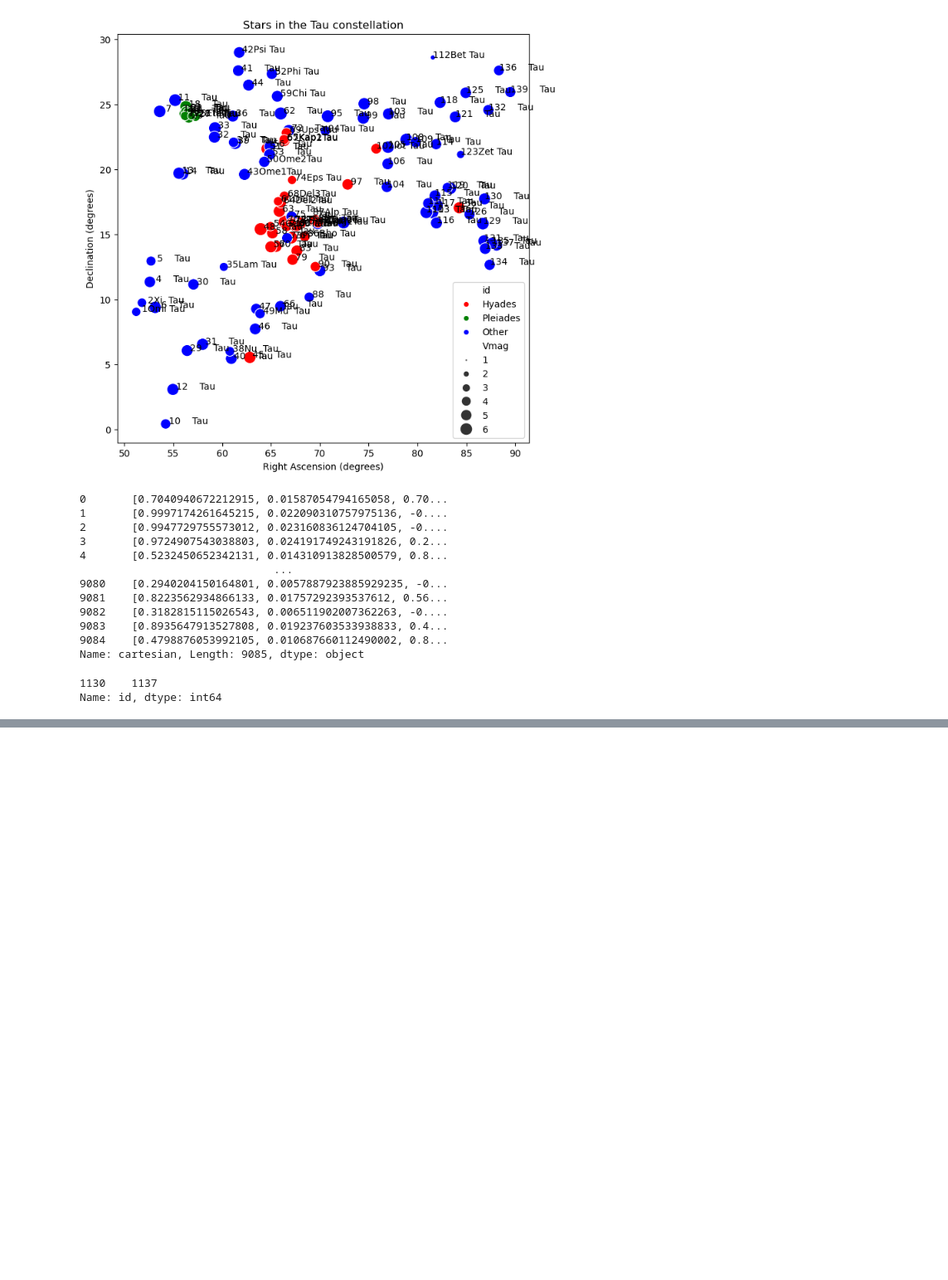
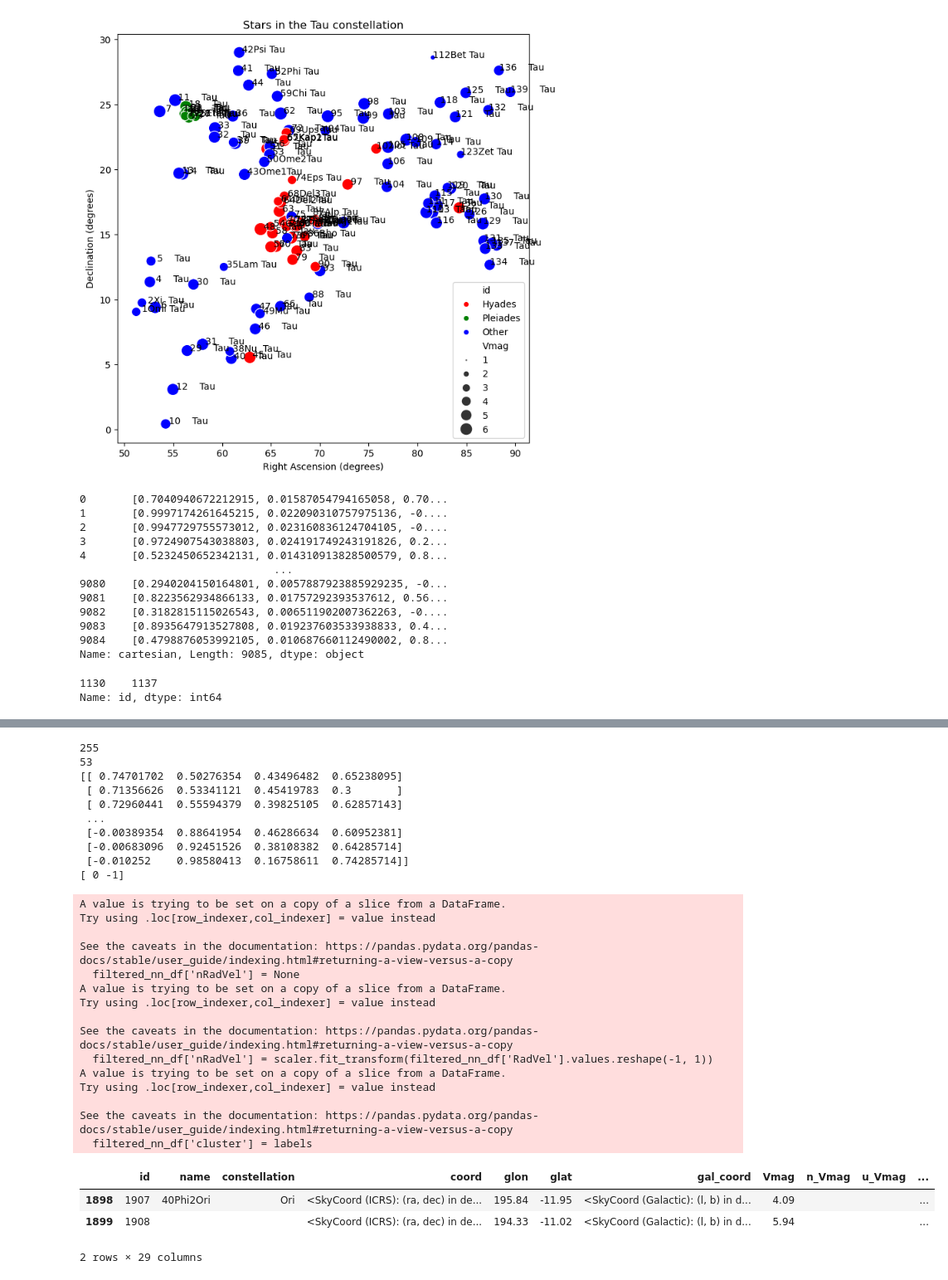
Before and after one commit to MarkMerk/ML, a Jupyter notebook: Astronomy/YaleDataset/stars.ipynb, the cells around one changed output, grey strips where cells are left out. Shown: that part at 83% size. Cells and saved outputs as stored; diff of their text form; code cells hidden in the pictures; blank space fills up the shorter version.

```diff
--- a/Astronomy/YaleDataset/stars.ipynb
+++ b/Astronomy/YaleDataset/stars.ipynb
@@ -312,0 +352,60 @@ Name: id, Length: 259, dtype: int64
+# %%
+filtered_nn_df = filtered_df_h[filtered_df_h['cartesian'].notna() & filtered_df_h['RadVel'].notna() & filtered_df_h['RadVel']!= 0]
+
+print(len(filtered_nn_df[filtered_nn_df['id'].isin(excluded_ids_h)]))
+print(len(filtered_nn_df[filtered_nn_df['id'].isin(hyades_ids)]))
+
+filtered_nn_df['nRadVel'] = None
+scaler = MinMaxScaler()
+filtered_nn_df['nRadVel'] = scaler.fit_transform(filtered_nn_df['RadVel'].values.reshape(-1, 1))
+
+coords = np.array(filtered_nn_df['cartesian'].tolist())
+rot_vel = filtered_nn_df['nRadVel'].values.reshape(-1, 1)
+#par = filtered_nn_df['Parallax'].values.reshape(-1, 1)
+
+# Combine 'coords' and 'RotVel' into a single feature array
+features = np.hstack((coords, rot_vel))
+print(features)
+# Initialize the DBSCAN model
+# Adjust eps and min_samples based on your data
+dbscan = DBSCAN(eps=0.2, min_samples=3)
+
+# Fit the model
+labels = dbscan.fit_predict(features)
+
+# Add the cluster labels to the DataFrame
+filtered_nn_df['cluster'] = labels
+
+# Display the DataFrame with cluster labels
+print(filtered_nn_df['cluster'].unique())
+filtered_nn_df[filtered_nn_df['cluster'] == -1]
+# %% [output]
+255
+53
+[[ 0.74701702  0.50276354  0.43496482  0.65238095]
+ [ 0.71356626  0.53341121  0.45419783  0.3       ]
+ [ 0.72960441  0.55594379  0.39825105  0.62857143]
+ ...
+ [-0.00389354  0.88641954  0.46286634  0.60952381]
+ [-0.00683096  0.92451526  0.38108382  0.64285714]
+ [-0.010252    0.98580413  0.16758611  0.74285714]]
+[ 0 -1]
+A value is trying to be set on a copy of a slice from a DataFrame.
+Try using .loc[row_indexer,col_indexer] = value instead
+
+See the caveats in the documentation: https://pandas.pydata.org/pandas-docs/stable/user_guide/indexing.html#returning-a-view-versus-a-copy
+  filtered_nn_df['nRadVel'] = None
+A value is trying to be set on a copy of a slice from a DataFrame.
+Try using .loc[row_indexer,col_indexer] = value instead
+
+See the caveats in the documentation: https://pandas.pydata.org/pandas-docs/stable/user_guide/indexing.html#returning-a-view-versus-a-copy
+  filtered_nn_df['nRadVel'] = scaler.fit_transform(filtered_nn_df['RadVel'].values.reshape(-1, 1))
+A value is trying to be set on a copy of a slice from a DataFrame.
+Try using .loc[row_indexer,col_indexer] = value instead
+
+See the caveats in the documentation: https://pandas.pydata.org/pandas-docs/stable/user_guide/indexing.html#returning-a-view-versus-a-copy
+  filtered_nn_df['cluster'] = labels
+|  | id | name | constellation | coord | glon | glat | gal_coord | Vmag | n_Vmag | u_Vmag | ... |
+| 1898 | 1907 | 40Phi2Ori | Ori | <SkyCoord (ICRS): (ra, dec) in de... | 195.84 | -11.95 | <SkyCoord (Galactic): (l, b) in d... | 4.09 |  |  | ... |
+| 1899 | 1908 |  |  | <SkyCoord (ICRS): (ra, dec) in de... | 194.33 | -11.02 | <SkyCoord (Galactic): (l, b) in d... | 5.94 |  |  | ... |
+2 rows × 29 columns
```
Also changed, not shown: parts of 7 cells of this notebook.
